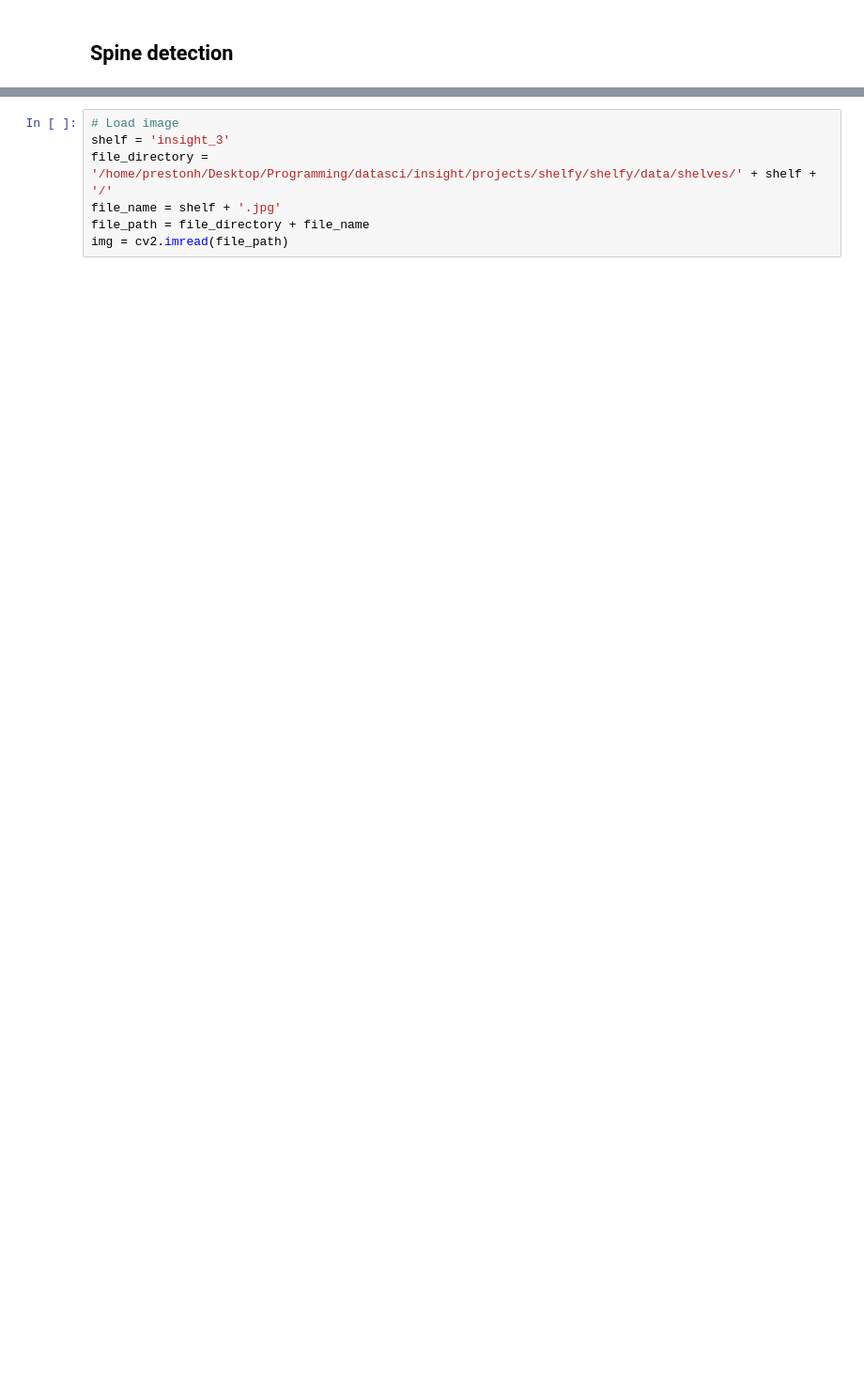
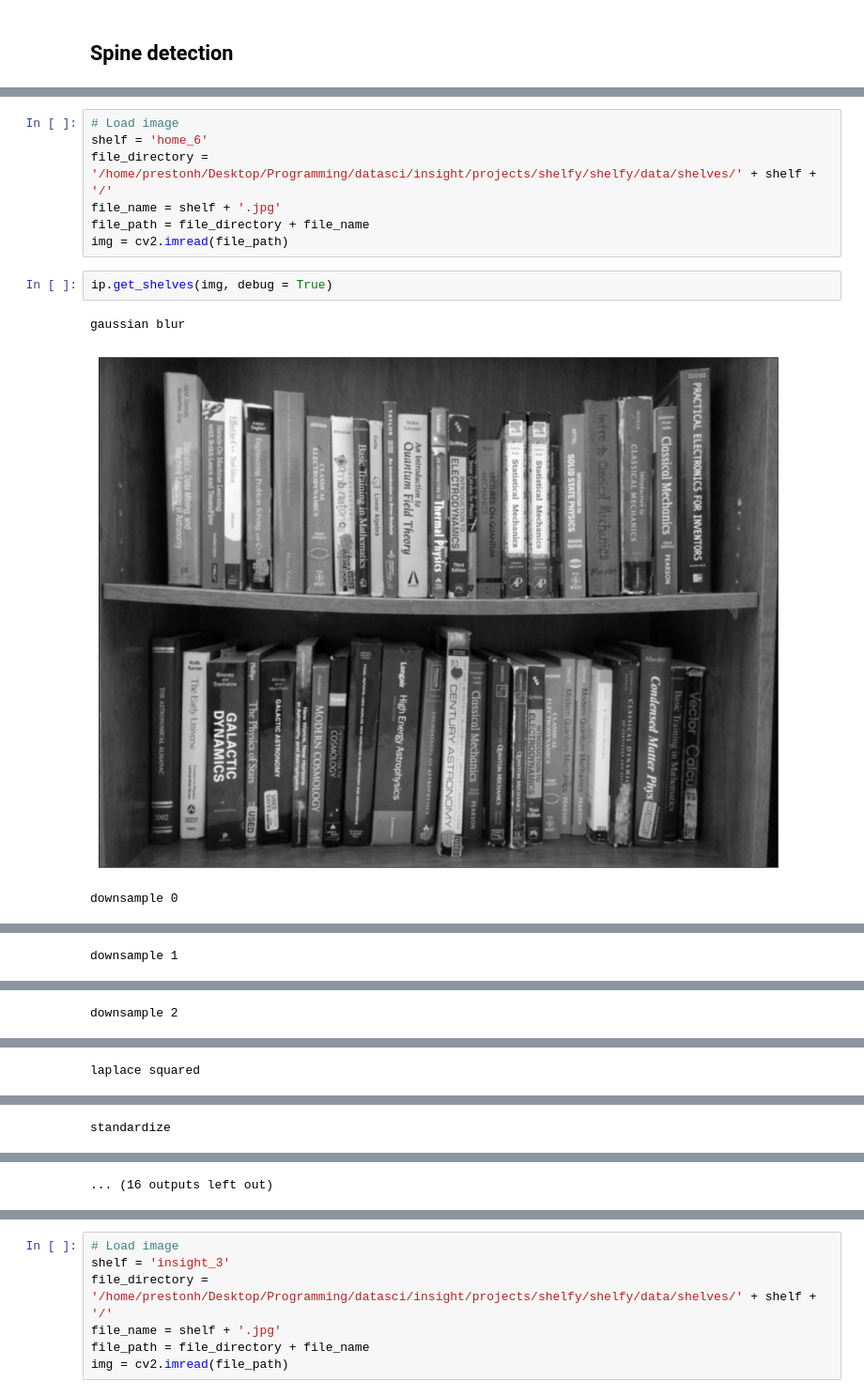
Before and after one commit to tphinkle/shelfie, a Jupyter notebook: shelfy/notebooks/spine-detection.ipynb, the cells around one changed output, grey strips where cells are left out. Shown at 94% size. Drawn from its saved outputs; the diff is of its cells as text; blank space fills up the shorter version.

```diff
--- a/shelfy/notebooks/spine-detection.ipynb
+++ b/shelfy/notebooks/spine-detection.ipynb
@@ -20,0 +36,13 @@ or matplotlib.backends is imported for the first time.
+# %%
+# Load image
+shelf = 'home_6'
+file_directory = '/home/prestonh/Desktop/Programming/datasci/insight/projects/shelfy/shelfy/data/shelves/' + shelf + '/'
+file_name = shelf + '.jpg'
+file_path = file_directory + file_name
+img = cv2.imread(file_path)
+# %%
+ip.get_shelves(img, debug = True)
+# %% [output]
+gaussian blur
+[figure, added]
+downsample 0
@@ -20,0 +50 @@ or matplotlib.backends is imported for the first time.
+downsample 1
@@ -20,0 +52 @@ or matplotlib.backends is imported for the first time.
+downsample 2
@@ -20,0 +54 @@ or matplotlib.backends is imported for the first time.
+laplace squared
@@ -20,0 +56 @@ or matplotlib.backends is imported for the first time.
+standardize
@@ -20,0 +58 @@ or matplotlib.backends is imported for the first time.
+... (16 outputs left out)
```
Also changed, not shown: parts of 10 cells of this notebook, 7 other files.
